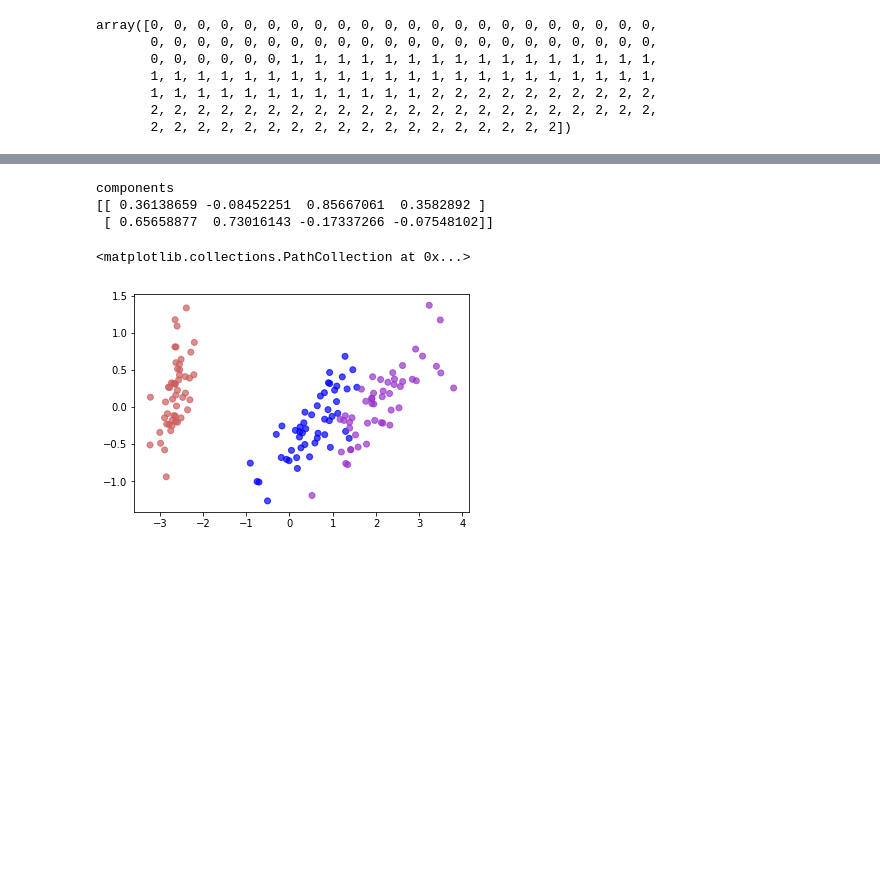
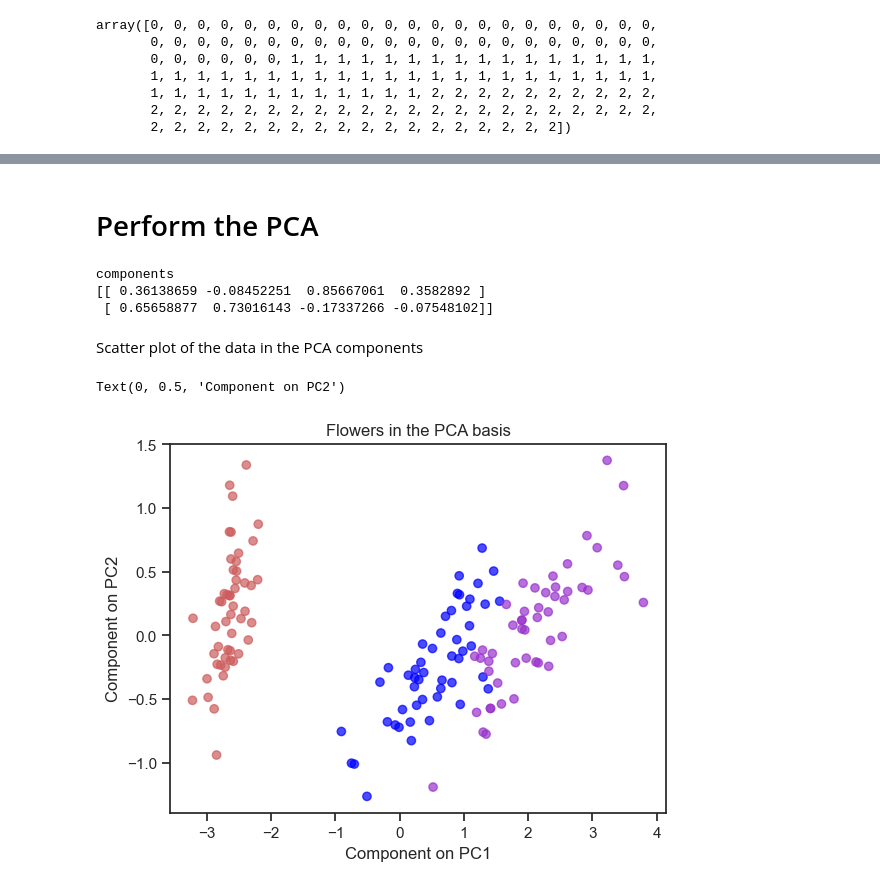
Before and after one commit to nlehir/MLII_Unsupervised_Learning_and_Agents, a Jupyter notebook: code/pca/iris/iris_pca.ipynb, the cells around one changed output, grey strips where cells are left out. Drawn from its saved outputs; the diff is of its cells as text; code cells hidden in the pictures; blank space fills up the shorter version.

```diff
--- a/code/pca/iris/iris_pca.ipynb
+++ b/code/pca/iris/iris_pca.ipynb
@@ -47,0 +42,5 @@ iris.filename
+# %%
+X, y = iris.data, iris.target
+# used to differentiate the classes
+colMap = {0: "indianred", 1: "blue", 2: "darkorchid"}
+colors = list(map(lambda x: colMap.get(x), Y))
@@ -47,0 +67,5 @@ iris.filename
+# %%
+import seaborn as sns
+sns.set_theme(style="ticks")
+df = sns.load_dataset("iris")
+sns.pairplot(df, hue="species")
@@ -48 +75,3 @@ iris.filename
+# %% [markdown]
+# Perform the PCA
 # %%
@@ -63,8 +87,13 @@ print(pca.components_)
 components
 [[ 0.36138659 -0.08452251  0.85667061  0.3582892 ]
  [ 0.65658877  0.73016143 -0.17337266 -0.07548102]]
+# %% [markdown]
+Scatter plot of the data in the PCA components
 # %%
 plt.scatter(X_projected[:, 0], X_projected[:, 1], alpha=0.7, c=colors)
+plt.title("Flowers in the PCA basis")
+plt.xlabel("Component on PC1")
+plt.ylabel("Component on PC2")
 # %% [output]
-<matplotlib.collections.PathCollection at 0x...>
+Text(0, 0.5, 'Component on PC2')
-[figure, old version]
+[figure, new version]
```
Also changed, not shown: parts of 15 cells of this notebook.
